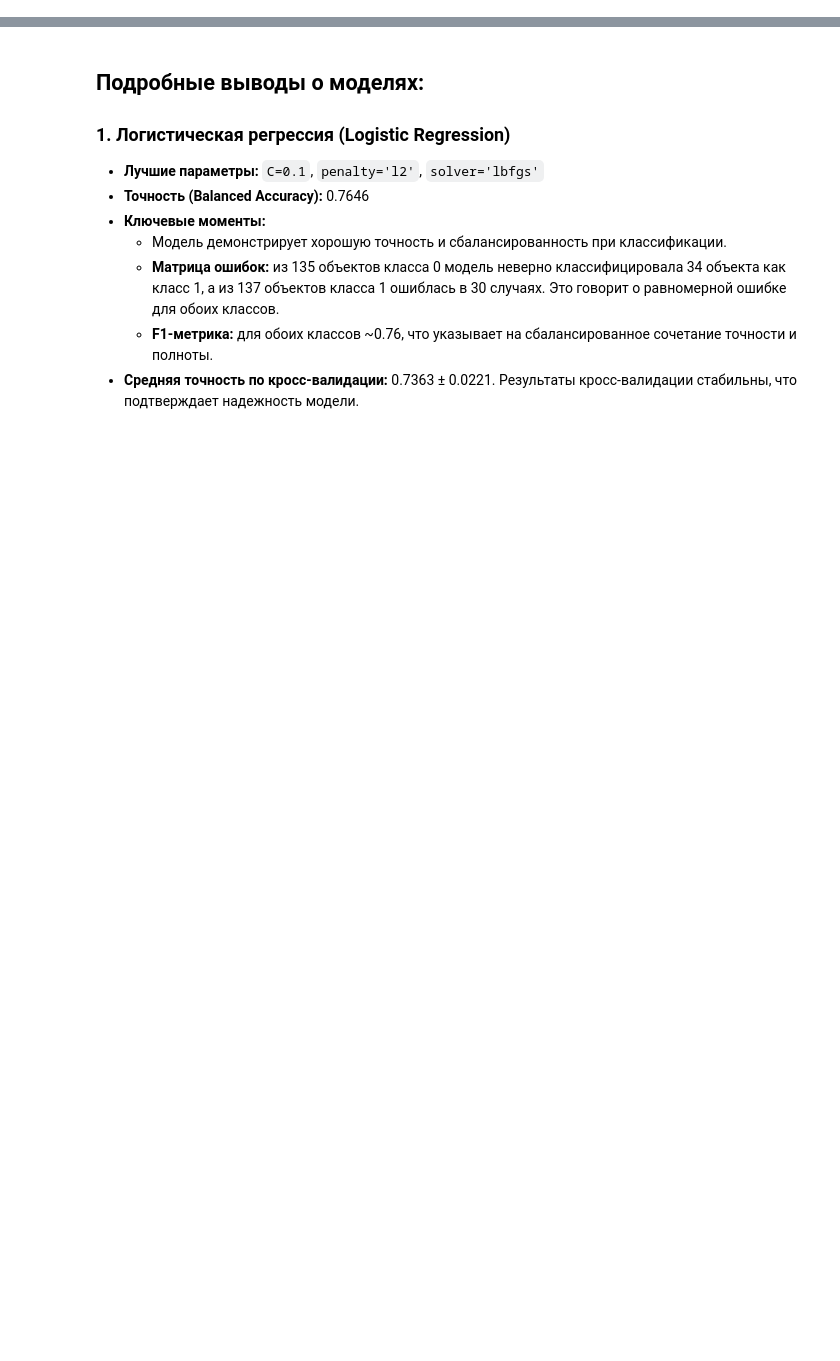
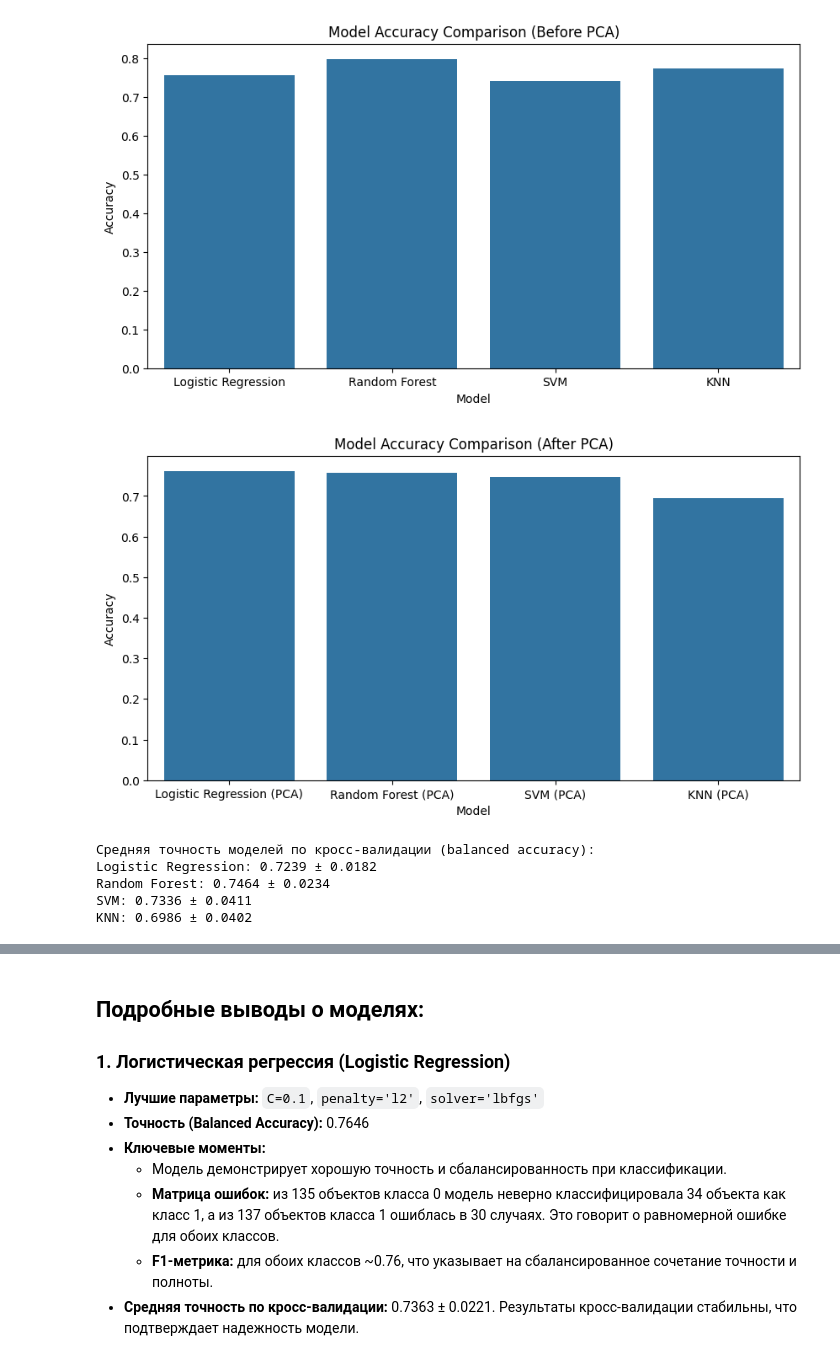
Before and after one commit to AngelinaYakubovskaya/spbu-python-course, a Jupyter notebook: project/Classification.ipynb, the cells around one changed output, grey strips where cells are left out. Cells and saved outputs as stored; diff of their text form; code cells hidden in the pictures; blank space fills up the shorter version.

```diff
--- a/project/Classification.ipynb
+++ b/project/Classification.ipynb
@@ -253,0 +333,66 @@ for name, model in trained_models.items():
+# %%
+# Применение PCA для уменьшения размерности
+pca = PCA(n_components=5)
+X_train_pca = pca.fit_transform(X_train)
+X_test_pca = pca.transform(X_test)
+
+# Обучение моделей на данных с PCA
+for name, config in param_grids.items():
+    print(f"Training {name} with PCA...")
+    grid = GridSearchCV(config["model"], config["params"], cv=5, scoring="balanced_accuracy", n_jobs=-1)
+
+    # Измеряем время обучения
+    start_train_time = time.time()
+    grid.fit(X_train_pca, y_train)
+    training_time = time.time() - start_train_time
+
+    best_model = grid.best_estimator_
+    best_models[name] = best_model
+
+    # Оценка на тестовой выборке
+    start_pred_time = time.time()
+    y_pred = best_model.predict(X_test_pca)
+    prediction_time = time.time() - start_pred_time
+
+    accuracy = accuracy_score(y_test, y_pred)
+
+    # Сохраняем результаты для PCA
+    model_results["Model"].append(name + " (PCA)")
+    model_results["Accuracy"].append(accuracy)
+    model_results["Training Time"].append(training_time)
+    model_results["Prediction Time"].append(prediction_time)
+
+    print("Best Parameters:", grid.best_params_)
+    print("Balanced Accuracy:", balanced_accuracy_score(y_test, y_pred))
+    print("Classification Report:\n", classification_report(y_test, y_pred))
+    print("Confusion Matrix:\n", confusion_matrix(y_test, y_pred))
+    print()
+
+# Графики до PCA
+results_df_before_pca = pd.DataFrame({
+    "Model": ["Logistic Regression", "Random Forest", "SVM", "KNN"],
+    "Accuracy": [0.757, 0.798, 0.742, 0.775]
+})
+
+plt.figure(figsize=(10, 5))
+sns.barplot(x="Model", y="Accuracy", data=results_df_before_pca)
+plt.title("Model Accuracy Comparison (Before PCA)")
+plt.show()
+
+# Графики после PCA
+results_df_after_pca = pd.DataFrame({
+    "Model": ["Logistic Regression (PCA)", "Random Forest (PCA)", "SVM (PCA)", "KNN (PCA)"],
+    "Accuracy": [0.761, 0.757, 0.746, 0.695]
+})
+
+plt.figure(figsize=(10, 5))
+sns.barplot(x="Model", y="Accuracy", data=results_df_after_pca)
+plt.title("Model Accuracy Comparison (After PCA)")
+plt.show()
+
+# Сравнение моделей по кросс-валидации
+print("\nСредняя точность моделей по кросс-валидации (balanced accuracy):")
+for name, model in best_models.items():
+    scores = cross_val_score(model, X_train, y_train, cv=5, scoring="balanced_accuracy")
+    print(f"{name}: {scores.mean():.4f} ± {scores.std():.4f}")
+# %% [output]
@@ -253,0 +416,7 @@ for name, model in trained_models.items():
+[figure, added]
+[figure, added]
+Средняя точность моделей по кросс-валидации (balanced accuracy):
+Logistic Regression: 0.7239 ± 0.0182
+Random Forest: 0.7464 ± 0.0234
+SVM: 0.7336 ± 0.0411
+KNN: 0.6986 ± 0.0402
```
Also changed, not shown: parts of 29 cells of this notebook.
